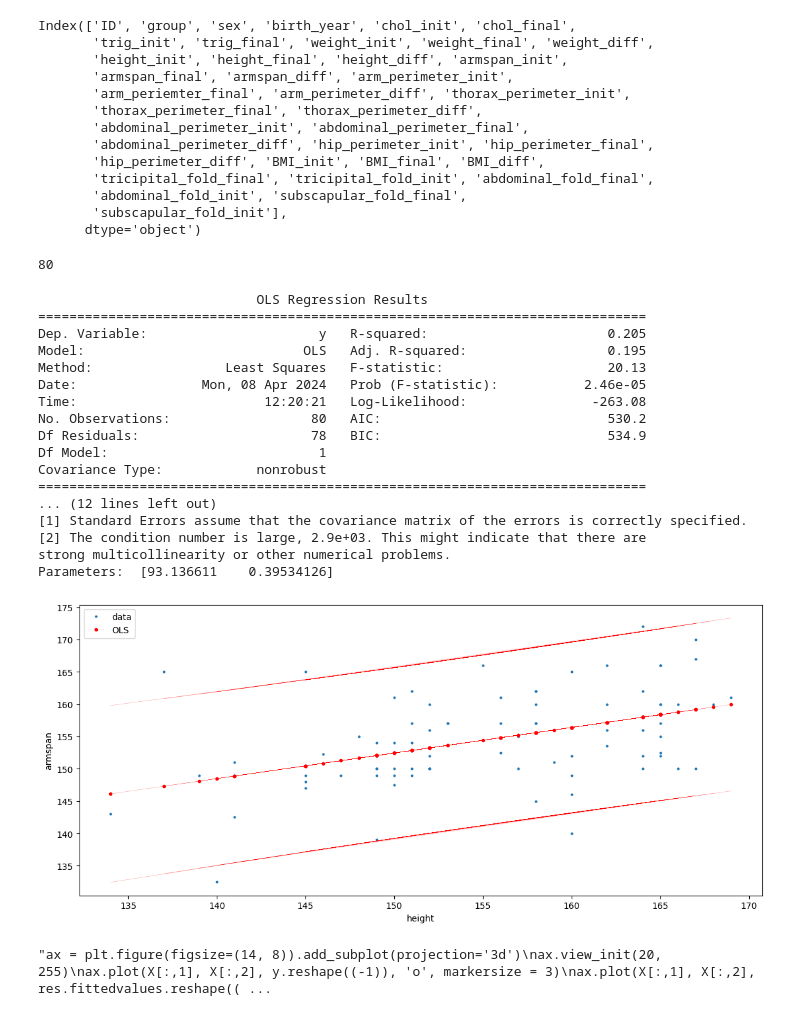
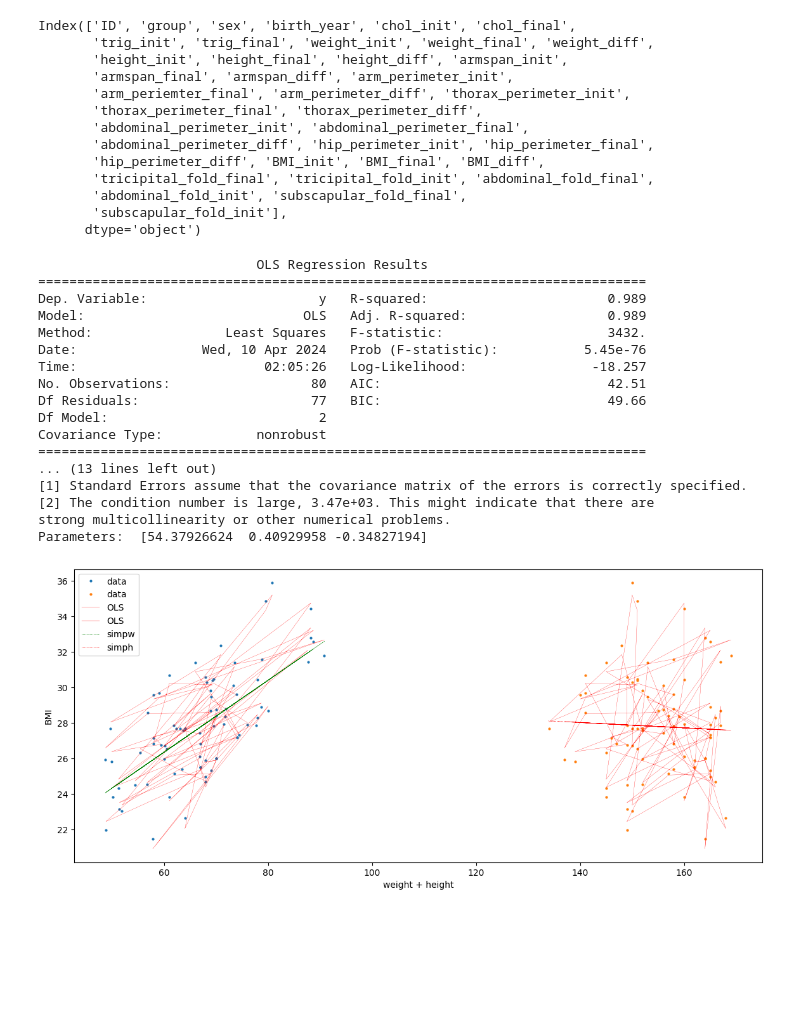
Before and after one commit to subthalamic/subthalamic, a Jupyter notebook: theory/regression/multregtest.ipynb, the cells around one changed output. Drawn from its saved outputs; the diff is of its cells as text; code cells hidden in the pictures; blank space fills up the shorter version.

```diff
--- a/theory/regression/multregtest.ipynb
+++ b/theory/regression/multregtest.ipynb
@@ -40,13 +35,11 @@ def onesvarray(x):
 def onesmatrix(x):
   return np.column_stack((np.ones(x.shape[0]), x.to_numpy()))
-# %%
-m[['weight_init', 'height_init']].to_numpy().shape[0]
-# %% [output]
-80
 # %%
-#X = onesmatrix(m[['weight_init', 'height_init']])
-X = onesvarray(m.height_init)
-y = varray(m.armspan_init)
+X = onesmatrix(m[['weight_init', 'height_init']])
+y = varray(m.BMI_init)
+X[:,2] = X[:,2]
+#X = onesvarray(m.height_init)
+#y = varray(m.armspan_init)
 res = sm.OLS(y, X).fit()
 pred_ols = res.get_prediction()
 iv_l = pred_ols.summary_frame()["obs_ci_lower"]
@@ -56,44 +49,32 @@ print("Parameters: ", res.params)
 # %% [output]
                             OLS Regression Results
 ==============================================================================
-Dep. Variable:                      y   R-squared:                       0.205
-Model:                            OLS   Adj. R-squared:                  0.195
-Method:                 Least Squares   F-statistic:                     20.13
-Date:                Mon, 08 Apr 2024   Prob (F-statistic):           2.46e-05
-Time:                        12:20:21   Log-Likelihood:                -263.08
-No. Observations:                  80   AIC:                             530.2
-Df Residuals:                      78   BIC:                             534.9
-Df Model:                           1
+Dep. Variable:                      y   R-squared:                       0.989
+Model:                            OLS   Adj. R-squared:                  0.989
+Method:                 Least Squares   F-statistic:                     3432.
+Date:                Wed, 10 Apr 2024   Prob (F-statistic):           5.45e-76
+Time:                        02:05:26   Log-Likelihood:                -18.257
+No. Observations:                  80   AIC:                             42.51
+Df Residuals:                      77   BIC:                             49.66
+Df Model:                           2
 Covariance Type:            nonrobust
 ==============================================================================
-... (12 lines left out)
+... (13 lines left out)
 [1] Standard Errors assume that the covariance matrix of the errors is correctly specified.
-[2] The condition number is large, 2.9e+03. This might indicate that there are
+[2] The condition number is large, 3.47e+03. This might indicate that there are
 strong multicollinearity or other numerical problems.
-Parameters:  [93.136611    0.39534126]
+Parameters:  [54.37926624  0.40929958 -0.34827194]
 # %%
 fig, ax = plt.subplots(figsize=(14, 6))
-ax.plot(X[:,1], y, "o", label="data", markersize=2)
-ax.plot(X[:,1], res.fittedvalues, "r--.", label="OLS", linewidth = 0.1)
-#ax.plot(X[:,1], X[:,[0,1]] @ res.params[[0,1]], label = 'comp1')
-#ax.plot(X[:,2], X[:,[0,2]] @ res.params[[0,2]], label = 'comp2')
-ax.plot(X[:,1], iv_u, "r--", linewidth = 0.1)
-ax.plot(X[:,1], iv_l, "r--", linewidth = 0.1)
-ax.set_xlabel('height')
-ax.set_ylabel('armspan')
+ax.plot(X[:,1:], y, "o", label="data", markersize=2, linewidth = 0.3)
+ax.plot(X[:,1:], res.fittedvalues, "r-", label="OLS", markersize=0.1, linewidth = 0.2)
+ax.plot(X[:,1], X[:,[0,1]] @ (np.linalg.pinv(X[:,[0,1]]) @ y), "g:", label="simpw", markersize=2, linewidth = 0.5)
+ax.plot(X[:,2], X[:,[0,2]] @ (np.linalg.pinv(X[:,[0,2]]) @ y), "r:", label="simph", markersize=2, linewidth = 0.5)
+#ax.plot(X[:,1:], iv_u, "r--", linewidth = 0.1)
+#ax.plot(X[:,1:], iv_l, "r--", linewidth = 0.1)
+ax.set_xlabel('weight + height')
+ax.set_ylabel('BMI')
 ax.legend(loc="best")
 plt.show()
 # %% [output]
-[figure, old version]
+[figure, new version]
-# %%
-'''ax = plt.figure(figsize=(14, 8)).add_subplot(projection='3d')
-ax.view_init(20, 255)
-ax.plot(X[:,1], X[:,2], y.reshape((-1)), 'o', markersize = 3)
-ax.plot(X[:,1], X[:,2], res.fittedvalues.reshape((-1)), 'o', markersize=3)
-ax.legend()
-ax.set_xlabel('X Label')
-ax.set_ylabel('Y Label')
-ax.set_zlabel('Z Label')
-plt.show()'''
-# %% [output]
-"ax = plt.figure(figsize=(14, 8)).add_subplot(projection='3d')\nax.view_init(20, 255)\nax.plot(X[:,1], X[:,2], y.reshape((-1)), 'o', markersize = 3)\nax.plot(X[:,1], X[:,2], res.fittedvalues.reshape(( ...
```
Also changed, not shown: parts of 5 cells of this notebook.
